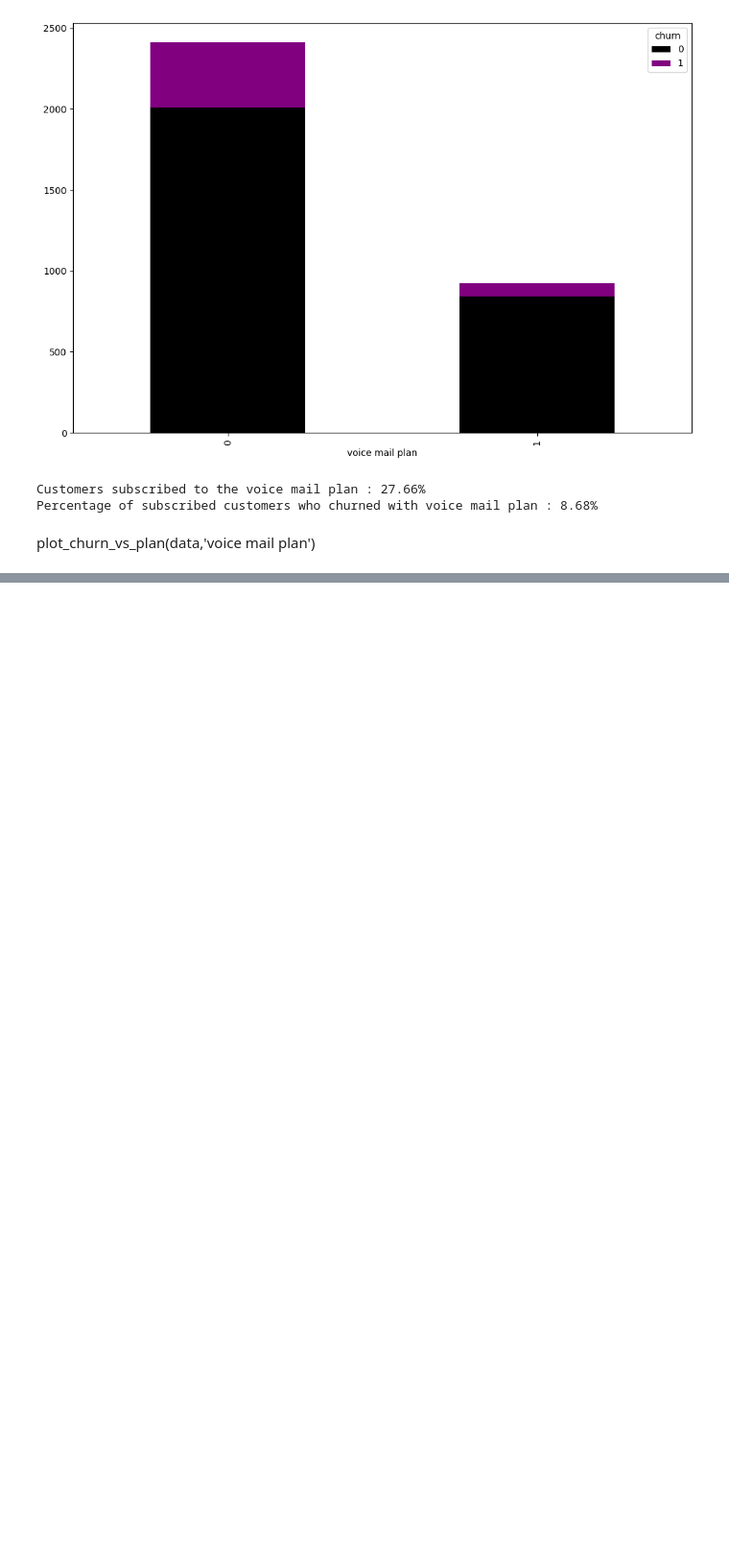
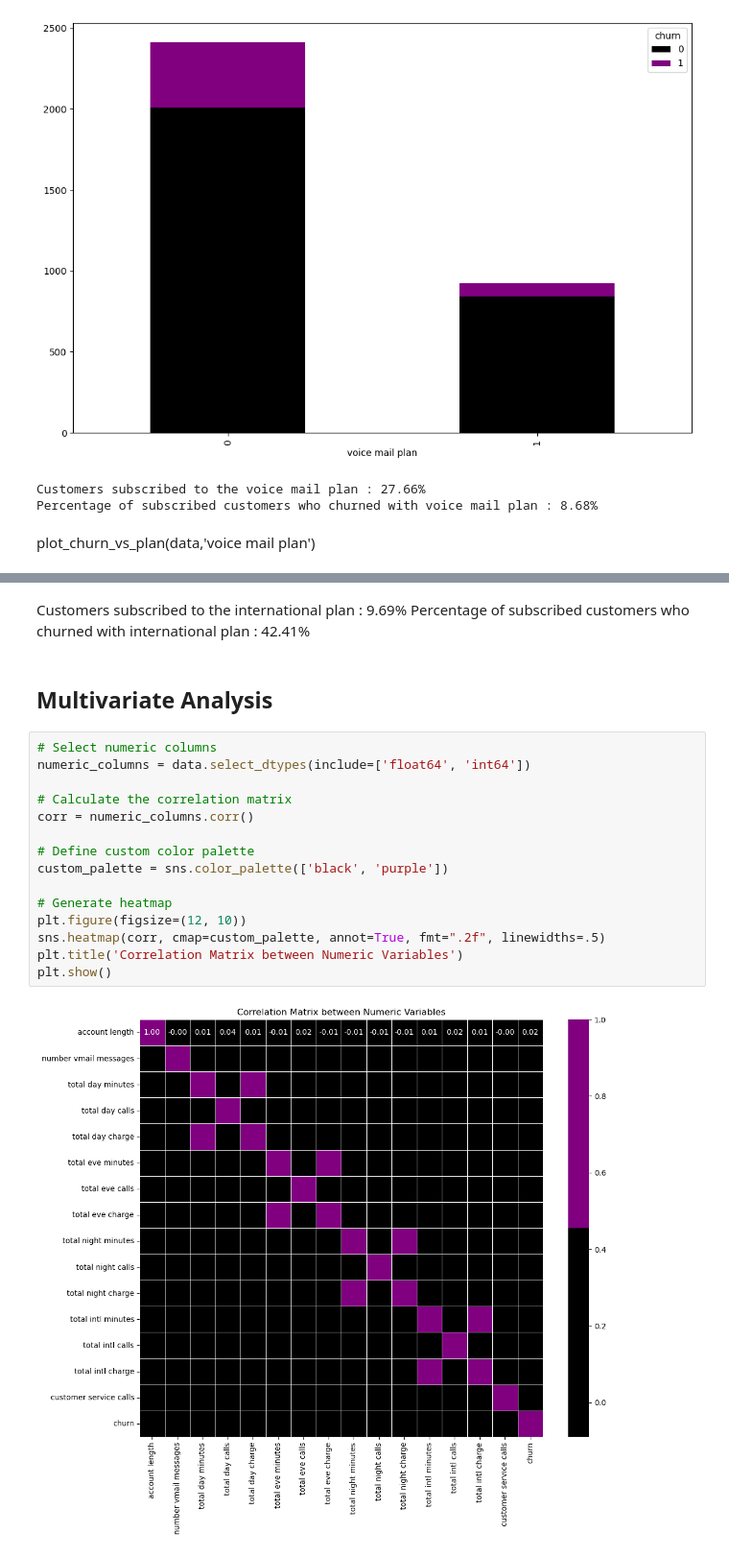
Before and after one commit to KMalinga/churn, a Jupyter notebook: student.ipynb, the cells around one changed output, grey strips where cells are left out. Shown at 96% size. Drawn from its saved outputs; the diff is of its cells as text; blank space fills up the shorter version.

Commit message:
Multivariate Analysis

```diff
--- a/student.ipynb
+++ b/student.ipynb
@@ -457,0 +464,22 @@ plot_churn_vs_plan(data,'voice mail plan')
+# %% [markdown]
+Customers subscribed to the international plan : 9.69%
+Percentage of subscribed customers who churned with international plan : 42.41%
+# %% [markdown]
+## Multivariate Analysis
+# %%
+# Select numeric columns
+numeric_columns = data.select_dtypes(include=['float64', 'int64'])
+
+# Calculate the correlation matrix
+corr = numeric_columns.corr()
+
+# Define custom color palette
+custom_palette = sns.color_palette(['black', 'purple'])
+
+# Generate heatmap
+plt.figure(figsize=(12, 10))
+sns.heatmap(corr, cmap=custom_palette, annot=True, fmt=".2f", linewidths=.5)
+plt.title('Correlation Matrix between Numeric Variables')
+plt.show()
+# %% [output]
+[figure, added]
```
Also changed, not shown: parts of 2 cells of this notebook.
